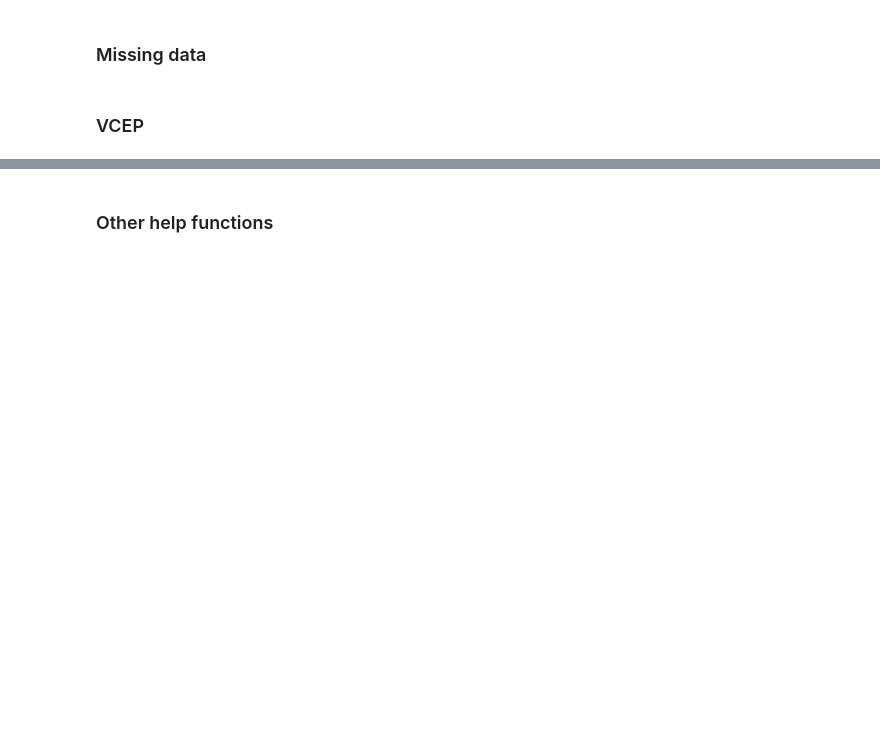
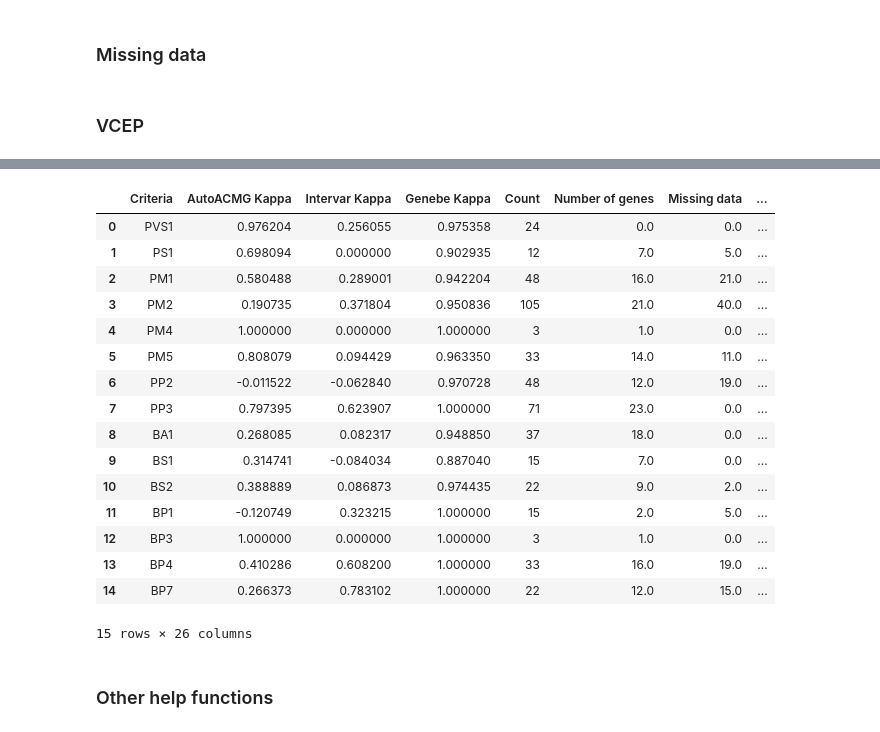
Before and after one commit to bihealth/auto-acmg, a Jupyter notebook: src/bench/results_analysis.ipynb, the cells around one changed output, grey strips where cells are left out. Saved outputs shown, nothing was run; the diff lists cells and outputs as text; code cells hidden in the pictures; blank space fills up the shorter version.

```diff
--- a/src/bench/results_analysis.ipynb
+++ b/src/bench/results_analysis.ipynb
@@ -269,0 +401,36 @@ df_plus
+# %%
+def calculate_metrics(df, tp_col, fn_col, fp_col):
+    precision = df[tp_col] / (df[tp_col] + df[fp_col])
+    recall = df[tp_col] / (df[tp_col] + df[fn_col])
+    f1_score = 2 * (precision * recall) / (precision + recall)
+    return precision, recall, f1_score
+
+def add_metrics_to_df(kappa_df):
+    kappa_df["AutoACMG Precision"], kappa_df["AutoACMG Recall"], kappa_df["AutoACMG F1"] = calculate_metrics(kappa_df, "A_TP", "A_FN", "A_FP")
+    kappa_df["Intervar Precision"], kappa_df["Intervar Recall"], kappa_df["Intervar F1"] = calculate_metrics(kappa_df, "I_TP", "I_FN", "I_FP")
+    kappa_df["Genebe Precision"], kappa_df["Genebe Recall"], kappa_df["Genebe F1"] = calculate_metrics(kappa_df, "G_TP", "G_FN", "G_FP")
+    return kappa_df
+
+# Add metrics to kappa_df
+kappa_df = add_metrics_to_df(kappa_df)
+
+# Display the updated kappa_df
+kappa_df
+# %% [output]
+|  | Criteria | AutoACMG Kappa | Intervar Kappa | Genebe Kappa | Count | Number of genes | Missing data | ... |
+| 0 | PVS1 | 0.976204 | 0.256055 | 0.975358 | 24 | 0.0 | 0.0 | ... |
+| 1 | PS1 | 0.698094 | 0.000000 | 0.902935 | 12 | 7.0 | 5.0 | ... |
+| 2 | PM1 | 0.580488 | 0.289001 | 0.942204 | 48 | 16.0 | 21.0 | ... |
+| 3 | PM2 | 0.190735 | 0.371804 | 0.950836 | 105 | 21.0 | 40.0 | ... |
+| 4 | PM4 | 1.000000 | 0.000000 | 1.000000 | 3 | 1.0 | 0.0 | ... |
+| 5 | PM5 | 0.808079 | 0.094429 | 0.963350 | 33 | 14.0 | 11.0 | ... |
+| 6 | PP2 | -0.011522 | -0.062840 | 0.970728 | 48 | 12.0 | 19.0 | ... |
+| 7 | PP3 | 0.797395 | 0.623907 | 1.000000 | 71 | 23.0 | 0.0 | ... |
+| 8 | BA1 | 0.268085 | 0.082317 | 0.948850 | 37 | 18.0 | 0.0 | ... |
+| 9 | BS1 | 0.314741 | -0.084034 | 0.887040 | 15 | 7.0 | 0.0 | ... |
+| 10 | BS2 | 0.388889 | 0.086873 | 0.974435 | 22 | 9.0 | 2.0 | ... |
+| 11 | BP1 | -0.120749 | 0.323215 | 1.000000 | 15 | 2.0 | 5.0 | ... |
+| 12 | BP3 | 1.000000 | 0.000000 | 1.000000 | 3 | 1.0 | 0.0 | ... |
+| 13 | BP4 | 0.410286 | 0.608200 | 1.000000 | 33 | 16.0 | 19.0 | ... |
+| 14 | BP7 | 0.266373 | 0.783102 | 1.000000 | 22 | 12.0 | 15.0 | ... |
+15 rows × 26 columns
```
Also changed, not shown: parts of 9 cells of this notebook, 4 other files.
